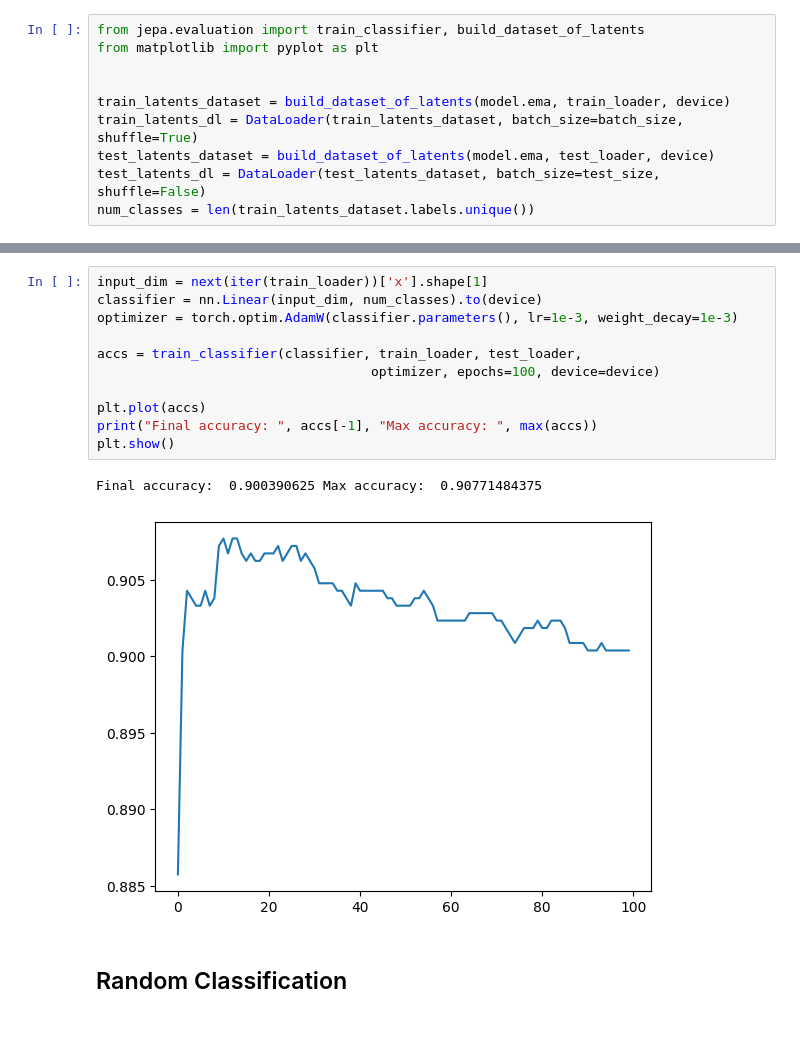
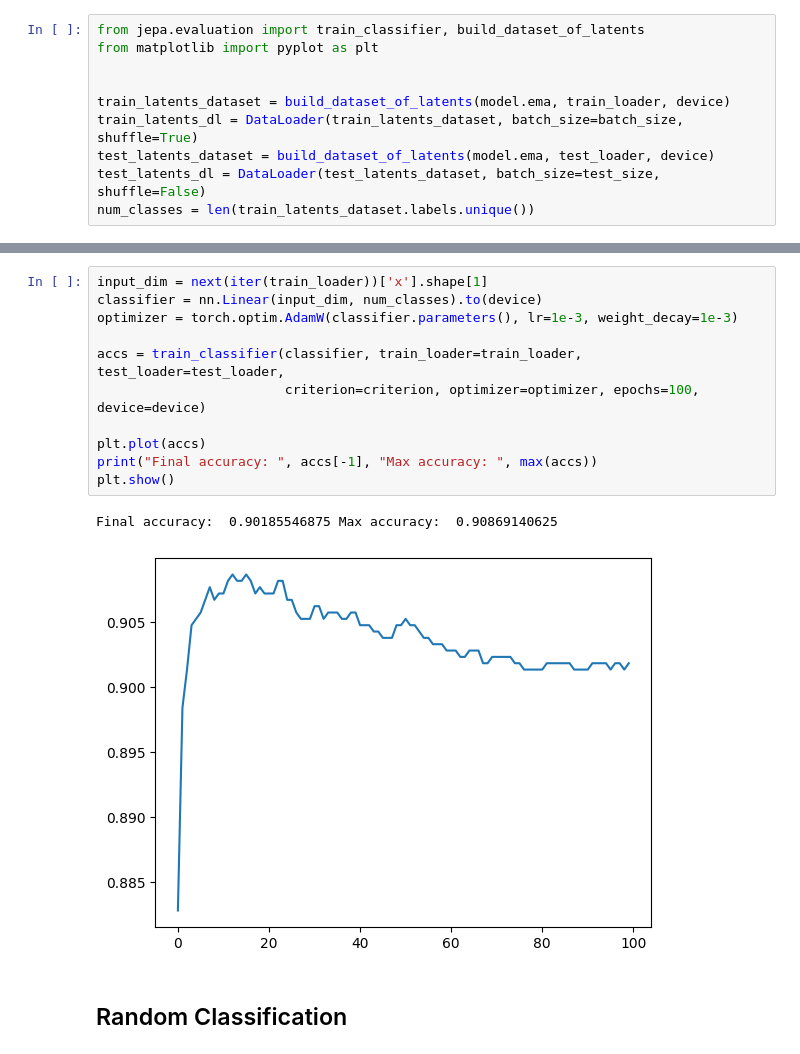
Before and after one commit to MattiaSC01/JEPA, a Jupyter notebook: notebooks/load_pretrained.ipynb, the cells around one changed output, grey strips where cells are left out. Saved outputs shown, nothing was run; the diff lists cells and outputs as text.

```diff
--- a/notebooks/load_pretrained.ipynb
+++ b/notebooks/load_pretrained.ipynb
@@ -229,17 +229,17 @@ Final accuracy:  0.89404296875 Max accuracy:  0.8955078125
 # %%
 input_dim = next(iter(train_loader))['x'].shape[1]
 classifier = nn.Linear(input_dim, num_classes).to(device)
 optimizer = torch.optim.AdamW(classifier.parameters(), lr=1e-3, weight_decay=1e-3)
 
-accs = train_classifier(classifier, train_loader, test_loader,
-                                   optimizer, epochs=100, device=device)
+accs = train_classifier(classifier, train_loader=train_loader, test_loader=test_loader,
+                        criterion=criterion, optimizer=optimizer, epochs=100, device=device)
 
 plt.plot(accs)
 print("Final accuracy: ", accs[-1], "Max accuracy: ", max(accs))
 plt.show()
 # %% [output]
-Final accuracy:  0.900390625 Max accuracy:  0.90771484375
+Final accuracy:  0.90185546875 Max accuracy:  0.90869140625
-[figure, old version]
+[figure, new version]
 # %% [markdown]
 ## Random Classification
 # %%
```
Also changed, not shown: parts of 1 cell of this notebook.
